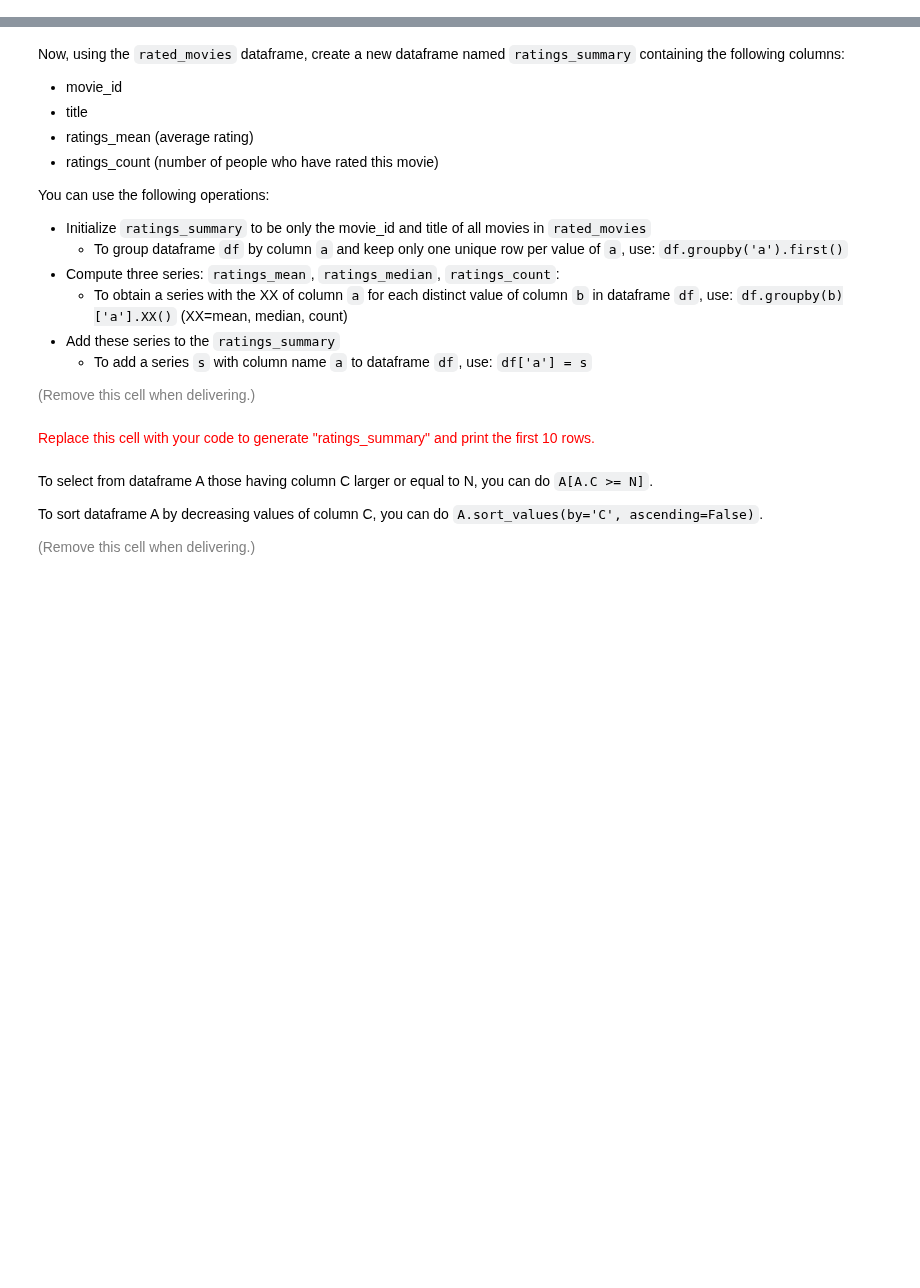
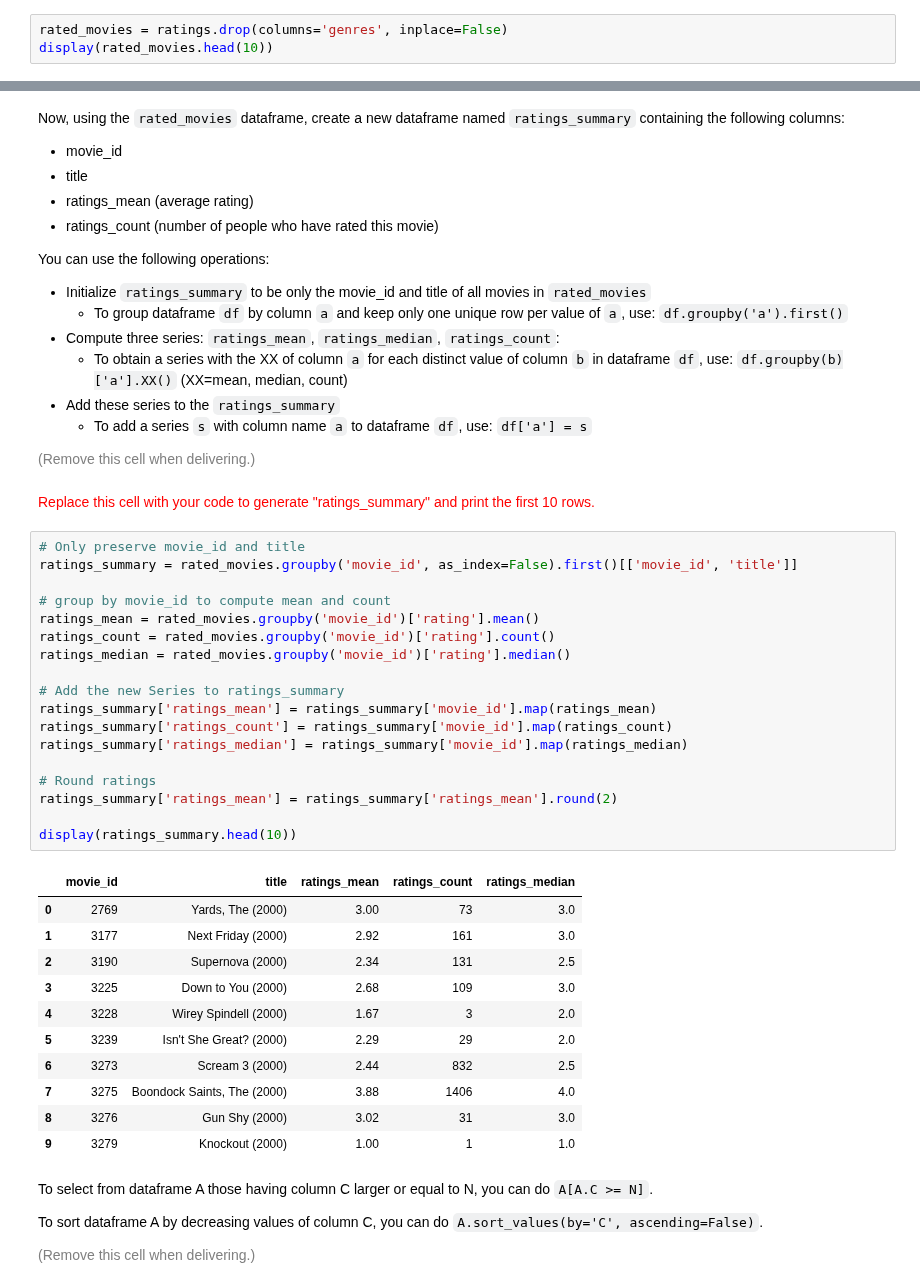
Before and after one commit to zsykk/datamining_2nd, a Jupyter notebook: ps06_item_based_recsys_103.ipynb, the cells around one changed output, grey strips where cells are left out. Saved outputs shown, nothing was run; the diff lists cells and outputs as text; blank space fills up the shorter version.

```diff
--- a/ps06_item_based_recsys_103.ipynb
+++ b/ps06_item_based_recsys_103.ipynb
@@ -194,3 +194,6 @@ Firstly, create a new dataframe called "rated_movies" that is simply the "rating
 <font size="-1" color="gray">(Remove this cell when delivering.)</font>
 # %% [markdown]
 <font size="+1" color="red">Replace this cell with your code to generate "rated_movies" and print the first ten rows. This should have columns user_id, movie_id, rating, title</font>
+# %%
+rated_movies = ratings.drop(columns='genres', inplace=False)
+display(rated_movies.head(10))
@@ -214,6 +229,36 @@ You can use the following operations:
 <font size="-1" color="gray">(Remove this cell when delivering.)</font>
 # %% [markdown]
 <font size="+1" color="red">Replace this cell with your code to generate "ratings_summary" and print the first 10 rows.</font>
+# %%
+# Only preserve movie_id and title
+ratings_summary = rated_movies.groupby('movie_id', as_index=False).first()[['movie_id', 'title']]
+
+# group by movie_id to compute mean and count
+ratings_mean = rated_movies.groupby('movie_id')['rating'].mean()
+ratings_count = rated_movies.groupby('movie_id')['rating'].count()
+ratings_median = rated_movies.groupby('movie_id')['rating'].median()
+
+# Add the new Series to ratings_summary
+ratings_summary['ratings_mean'] = ratings_summary['movie_id'].map(ratings_mean)
+ratings_summary['ratings_count'] = ratings_summary['movie_id'].map(ratings_count)
+ratings_summary['ratings_median'] = ratings_summary['movie_id'].map(ratings_median)
+
+# Round ratings
+ratings_summary['ratings_mean'] = ratings_summary['ratings_mean'].round(2)
+
+display(ratings_summary.head(10))
+# %% [output]
+|  | movie_id | title | ratings_mean | ratings_count | ratings_median |
+| 0 | 2769 | Yards, The (2000) | 3.00 | 73 | 3.0 |
+| 1 | 3177 | Next Friday (2000) | 2.92 | 161 | 3.0 |
+| 2 | 3190 | Supernova (2000) | 2.34 | 131 | 2.5 |
+| 3 | 3225 | Down to You (2000) | 2.68 | 109 | 3.0 |
+| 4 | 3228 | Wirey Spindell (2000) | 1.67 | 3 | 2.0 |
+| 5 | 3239 | Isn't She Great? (2000) | 2.29 | 29 | 2.0 |
+| 6 | 3273 | Scream 3 (2000) | 2.44 | 832 | 2.5 |
+| 7 | 3275 | Boondock Saints, The (2000) | 3.88 | 1406 | 4.0 |
+| 8 | 3276 | Gun Shy (2000) | 3.02 | 31 | 3.0 |
+| 9 | 3279 | Knockout (2000) | 1.00 | 1 | 1.0 |
 # %% [markdown]
 To select from dataframe A those having column C larger or equal to N, you can do `A[A.C >= N]`.
 
```
Also changed, not shown: parts of 10 cells of this notebook.
